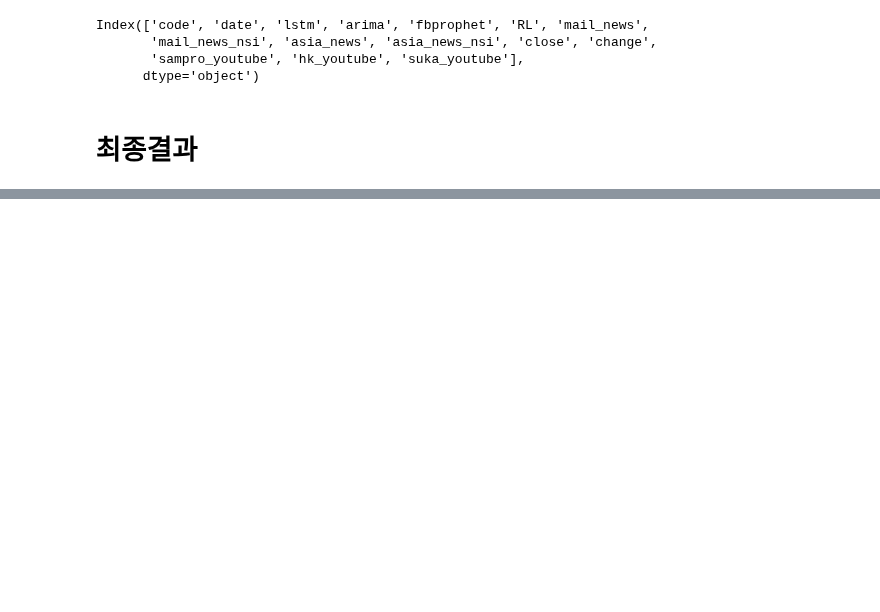
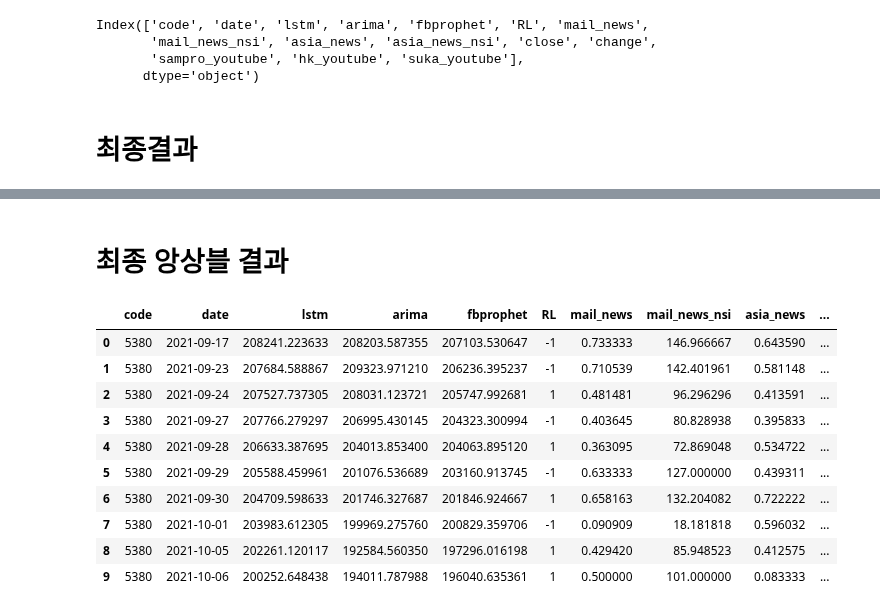
Before and after one commit to chaerui7967/stock_predict_news_and_youtube, a Jupyter notebook: result/현대차/현대차_통합테이블_10개.ipynb, the cells around one changed output, grey strips where cells are left out. Cells and saved outputs as stored; diff of their text form; code cells hidden in the pictures; blank space fills up the shorter version.

```diff
--- a/result/현대차/현대차_통합테이블_10개.ipynb
+++ b/result/현대차/현대차_통합테이블_10개.ipynb
@@ -1240,2 +1238,18 @@ total_table_ud
 # %%
 total_table_ud.to_csv('./hun_table_ud.csv', index=False)
+# %% [markdown]
+# 최종 앙상블 결과
+# %%
+total_table
+# %% [output]
+|  | code | date | lstm | arima | fbprophet | RL | mail_news | mail_news_nsi | asia_news | ... |
+| 0 | 5380 | 2021-09-17 | 208241.223633 | 208203.587355 | 207103.530647 | -1 | 0.733333 | 146.966667 | 0.643590 | ... |
+| 1 | 5380 | 2021-09-23 | 207684.588867 | 209323.971210 | 206236.395237 | -1 | 0.710539 | 142.401961 | 0.581148 | ... |
+| 2 | 5380 | 2021-09-24 | 207527.737305 | 208031.123721 | 205747.992681 | 1 | 0.481481 | 96.296296 | 0.413591 | ... |
+| 3 | 5380 | 2021-09-27 | 207766.279297 | 206995.430145 | 204323.300994 | -1 | 0.403645 | 80.828938 | 0.395833 | ... |
+| 4 | 5380 | 2021-09-28 | 206633.387695 | 204013.853400 | 204063.895120 | 1 | 0.363095 | 72.869048 | 0.534722 | ... |
+| 5 | 5380 | 2021-09-29 | 205588.459961 | 201076.536689 | 203160.913745 | -1 | 0.633333 | 127.000000 | 0.439311 | ... |
+| 6 | 5380 | 2021-09-30 | 204709.598633 | 201746.327687 | 201846.924667 | 1 | 0.658163 | 132.204082 | 0.722222 | ... |
+| 7 | 5380 | 2021-10-01 | 203983.612305 | 199969.275760 | 200829.359706 | -1 | 0.090909 | 18.181818 | 0.596032 | ... |
+| 8 | 5380 | 2021-10-05 | 202261.120117 | 192584.560350 | 197296.016198 | 1 | 0.429420 | 85.948523 | 0.412575 | ... |
+| 9 | 5380 | 2021-10-06 | 200252.648438 | 194011.787988 | 196040.635361 | 1 | 0.500000 | 101.000000 | 0.083333 | ... |
```
Also changed, not shown: parts of 32 cells of this notebook, 1 other file.
